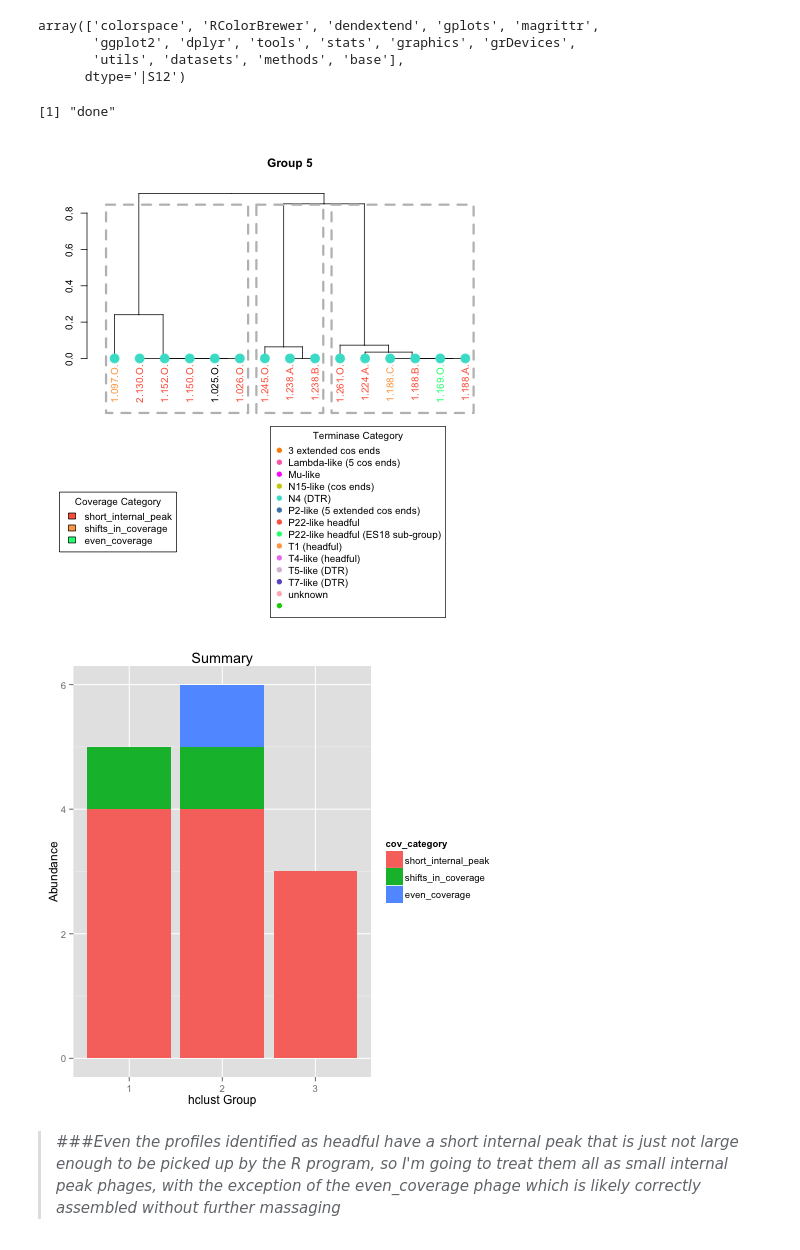
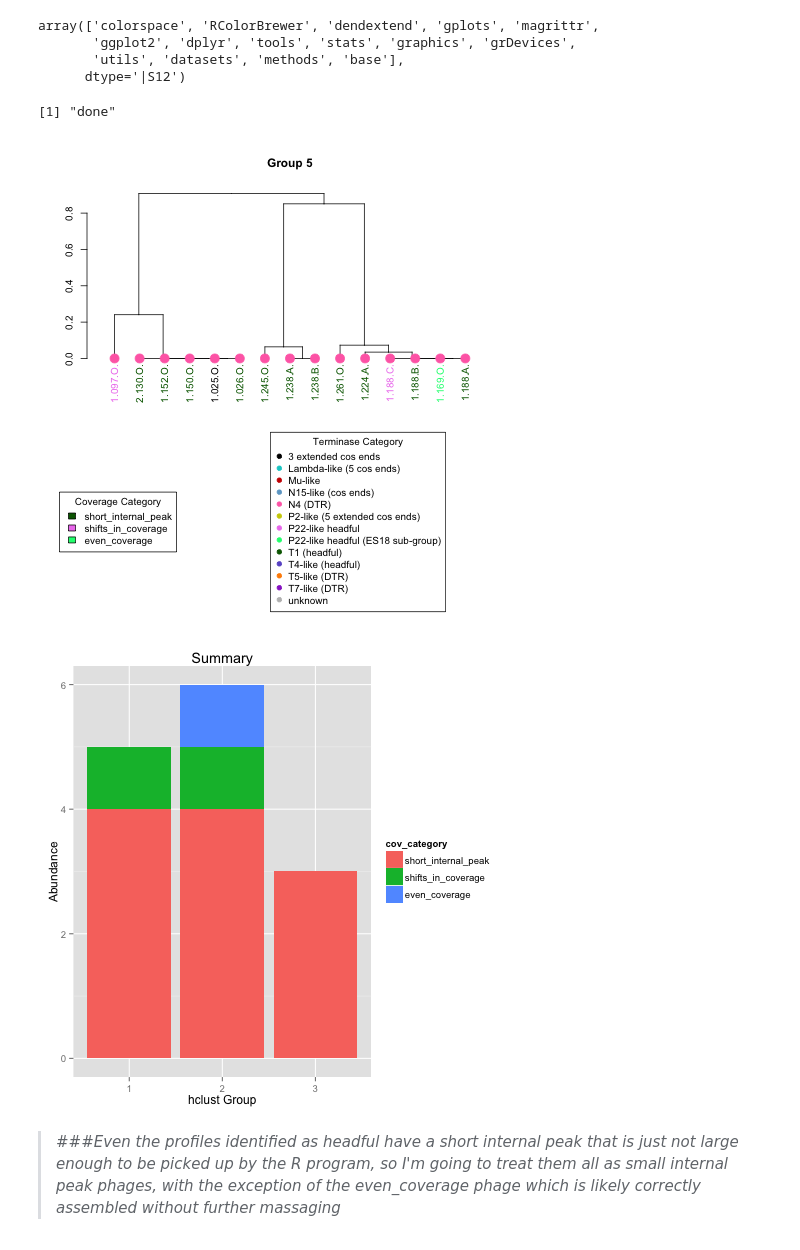
Before and after one commit to juliambrosman/nahant-genome-rearrangement, a Jupyter notebook: BP_Group5.ipynb, the cells around one changed output. Drawn from its saved outputs; the diff is of its cells as text; code cells hidden in the pictures.

```diff
--- a/BP_Group5.ipynb
+++ b/BP_Group5.ipynb
@@ -635,7 +635,7 @@ array(['colorspace', 'RColorBrewer', 'dendextend', 'gplots', 'magrittr',
 # %%
 %%R -i group_number
 
-palette(c("springgreen1", "tan1", "tomato1","violet","steelblue","thistle","turquoise","yellow3","slateblue","magenta","lightpink","hotpink1","green3","darkorange","red","orange","yellow","chartreuse","darkorchid","darkblue","cyan3","gray","black","brown"))
+palette(c("springgreen1", "violet","darkgreen","yellow3","slateblue","hotpink1","skyblue3","darkorange","red3","darkorchid","cyan3","gray","black","brown"))
 group_colors<-function(group_list) {
     n<-nrow(group_list)
     color_assignments<-cbind(group_list, rainbow_hcl(n, c = 50, l = 70, start = 0, end = 360*(n-1)/n, gamma = NULL, fixup = TRUE, alpha = 1))
@@ -703,37 +703,37 @@ division$div_col<-division_colors$color[match(division$div, division_colors$cate
 #definining potential colors
 
 terminase_cols<-as.numeric(terminase$term_color[match(labels(d),terminase$phage)])
 read_cov_cols<-as.numeric(read_cov$cov_color[match(labels(d),read_cov$phage)])
 div_cols<-as.numeric(division$div_col[match(labels(d),division$phage)])
 
 #read_coverage_pattern_colors<-read_coverage_pattern_colors[order.dendrogram(dend)]
 
 #plot hclust with leaves colored by read coverage pattern, marked by terminase type and boxed by hclust threshold
 
 layout(matrix(c(1,1,2,3),2,2,byrow=TRUE), widths=c(10, 20), heights=c(15, 10))
 d %>% set("labels_colors", read_cov_cols) %>% set("labels_colors", read_cov_cols)%>%set("leaves_pch",19)%>%set("leaves_col",terminase_cols)%>%set("leaves_cex",2)%>%plot(main=(paste("Group", group_number)))
-if(k_val>1){
-    d %>% rect.dendrogram(k=k_val, border="gray", lty=2, lwd=3, lower_rect=-0.3)
-    }
+#if(k_val>1){
+ #   d %>% rect.dendrogram(k=k_val, border="gray", lty=2, lwd=3, lower_rect=-0.3)
+  #  }
 par(mar=c(0,0,0,0))
 plot.new()
 legend("center",legend = cov_colors$category, fill = cov_colors$color, title="Coverage Category")
 plot.new()
 legend("center",legend = terminase_colors$category, col = terminase_colors$color, pch=19, title="Terminase Category")
 
 
 #d %>% set("labels_colors", terminase_cols) %>% plot(main="terminase colors")
 #legend("topleft", legend = terminase_colors$category, fill = terminase_colors$color)
 
 #d %>% set("labels_colors", div_cols) %>% plot(main="hclust division colors")
 #legend("topleft", legend = division_colors$category, fill = division_colors$color)
 
 all<-merge(read_cov, terminase, by="phage", all.x=TRUE)%>%merge(.,division, by="phage") %>% ggplot(., aes(x=as.character(div), fill=cov_category)) + geom_bar() + labs(x="hclust Group", y="Abundance", title="Summary")
 
 plot(all)
 # %% [output]
 [1] "done"
-[figure, old version]
+[figure, new version]
 [figure]
 # %% [markdown]
 >###*Even the profiles identified as headful have a short internal peak that is just not large enough to be picked up by the R program, so I'm going to treat them all as small internal peak phages, with the exception of the even_coverage phage which is likely correctly assembled without further massaging*
```
Also changed, not shown: parts of 6 cells of this notebook, 3 other files.
